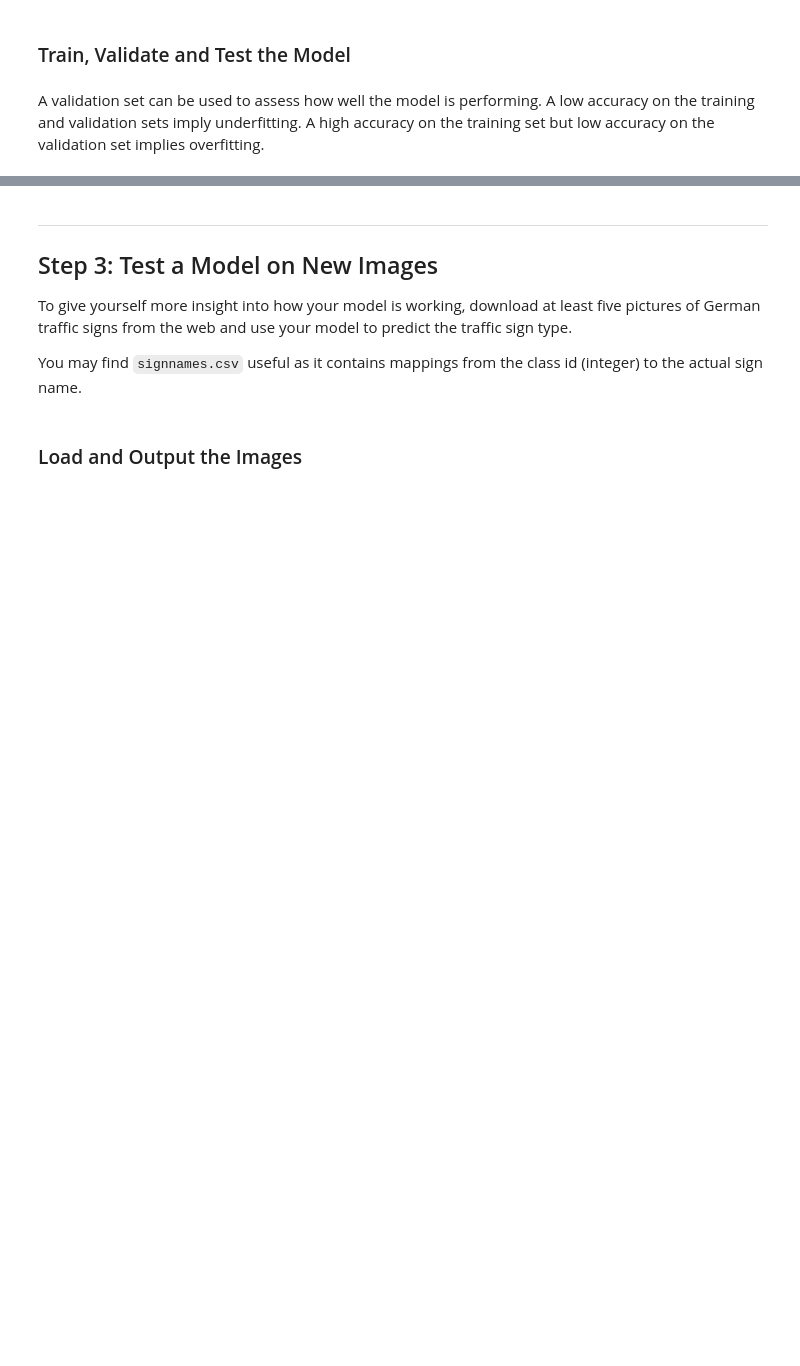
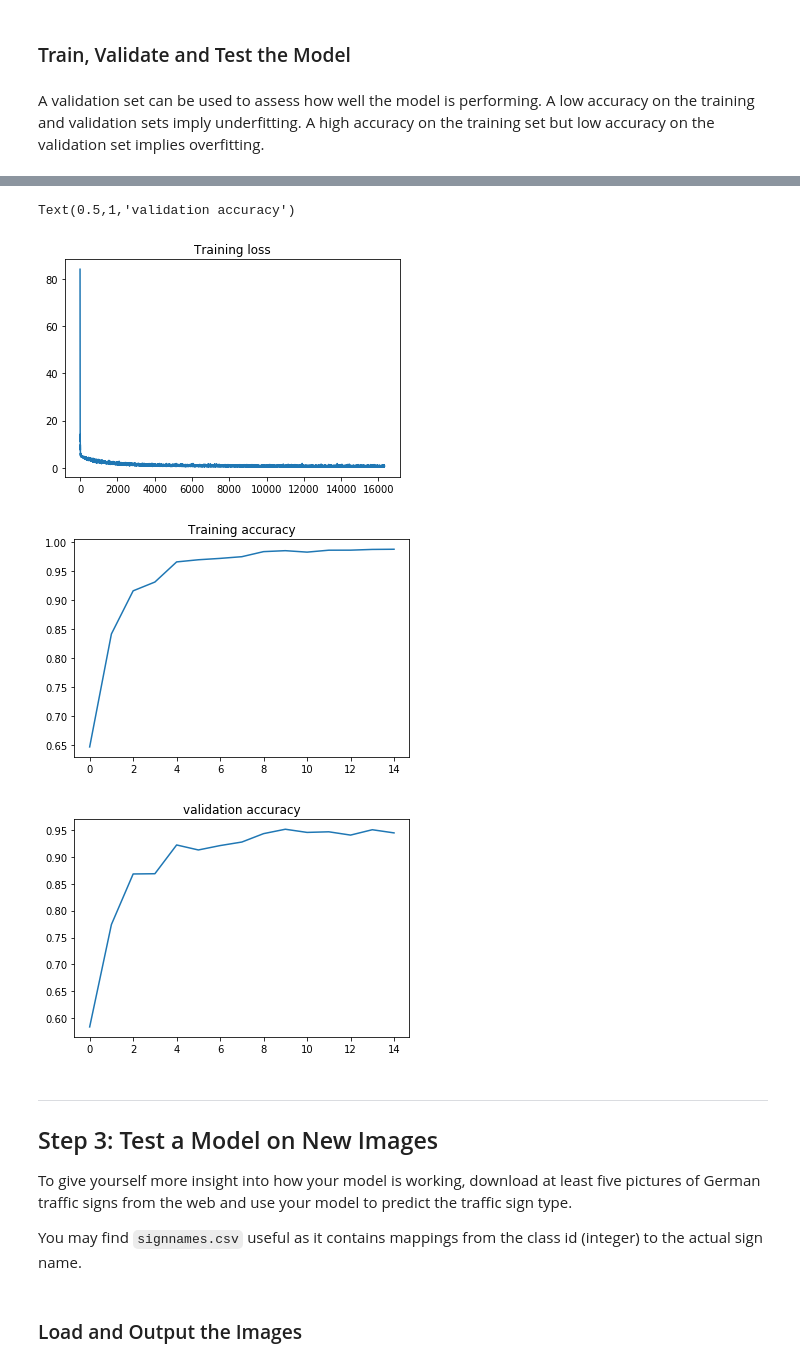
Before and after one commit to ytian81/CarND-Traffic-Sign-Classifier-Project, a Jupyter notebook: Traffic_Sign_Classifier.ipynb, the cells around one changed output, grey strips where cells are left out. Cells and saved outputs as stored; diff of their text form; code cells hidden in the pictures; blank space fills up the shorter version.

Commit message:
reach target accuracy

```diff
--- a/Traffic_Sign_Classifier.ipynb
+++ b/Traffic_Sign_Classifier.ipynb
@@ -289,51 +293,88 @@ sets imply underfitting. A high accuracy on the training set but low accuracy on
 ### Once a final model architecture is selected,
 ### the accuracy on the test set should be calculated and reported as well.
 ### Feel free to use as many code cells as needed.
+lr = 1e-3
+
+NUM_EPOCH = 15
+BATCH_SIZE = 32
+PRINT_BATCH_NUM = 200
+reg_coef = 5e-3
 # %%
 # Placeholder for feature and label
 x = tf.placeholder(tf.float32, (None, 32, 32, 1))
 y = tf.placeholder(tf.int64, (None))
+keep_prob = tf.placeholder(tf.float32)
 one_hot_y = tf.one_hot(y, n_classes)
 # %%
 # Training pipeline
-lr = 1e-3
-
-logits = LeNet(x)
+logits, l2_reg = LeNet(x, keep_prob)
 loss = tf.nn.softmax_cross_entropy_with_logits(labels=one_hot_y, logits=logits)
 loss = tf.reduce_mean(loss)
+loss = loss + reg_coef * l2_reg
 optimizer = tf.train.AdamOptimizer(learning_rate=lr)
 train_op = optimizer.minimize(loss)
 # %%
 # Evaluation
 correct_prediction = tf.equal(tf.argmax(logits, 1), y)
-accuracy_op = tf.reduce_mean(tf.cast(correct_prediction, tf.float32))
+accuracy_op = tf.reduce_sum(tf.cast(correct_prediction, tf.float32))
 
 def evaluate(X_data, y_data):
     num_examples = len(X_data)
-    total_accuracy = 0
     sess = tf.get_default_session()
-    total_accuracy = sess.run(accuracy_op, feed_dict={x:X_data, y:y_data})
+    total_accuracy = sess.run(accuracy_op, feed_dict={x:X_data, y:y_data, keep_prob:1})
     return total_accuracy / num_examples
 # %%
 # Training...
 import sklearn
 
-NUM_EPOCH = 1
-BATCH_SIZE = 128
+saver = tf.train.Saver()
+training_loss_array = np.array([])
+training_accuracy_array = np.array([])
+validation_accuracy_array = np.array([])
+best_validation_accuracy = 0.0
 
-saver = tf.train.Saver()
+
 with tf.Session() as sess:
     sess.run(tf.global_variables_initializer())
     for epoch in range(NUM_EPOCH):
         # shuffle train data for every epoch
         X_train, y_train = sklearn.utils.shuffle(X_train, y_train)
+
+        # Stochastic gradient descent
         for offset in range(0, len(X_train), BATCH_SIZE):
             end = offset + BATCH_SIZE
             X_batch_sample, y_batch_sample = X_train[offset:end], y_train[offset:end]
-            sess.run(train_op, feed_dict={x:X_batch_sample, y:y_batch_sample})
+            _, training_loss = sess.run([train_op, loss], feed_dict={x:X_batch_sample, y:y_batch_sample, keep_prob:0.5})
 
-        print("Epoch {}, validation accuracy:{:.3f}".format(epoch+1, evaluate(X_valid, y_valid)))
+            # Track training loss
+            training_loss_array = np.append(training_loss_array, training_loss)
+            if offset // BATCH_SIZE % PRINT_BATCH_NUM == 0:
+                print("Epoch {}, batch {},  trainning loss:{:.3f}".format(epoch+1, offset//BATCH_SIZE, training_loss))
 
-    saver.save(sess, './lenet')
-    print("Model saved")
+        # Print training and validation accuracy after one epoch
+        training_accuracy = evaluate(X_train, y_train)
+        training_accuracy_array = np.append(training_accuracy_array, training_accuracy)
+        print("\nEpoch {}, training accuracy:{:.3f}".format(epoch+1, training_accuracy))
+
+        validation_accuracy = evaluate(X_valid, y_valid)
+        print("Epoch {}, validation accuracy:{:.3f}\n".format(epoch+1, validation_accuracy))
+        validation_accuracy_array = np.append(validation_accuracy_array, validation_accuracy)
+        if best_validation_accuracy < validation_accuracy:
+            best_validation_accuracy = validation_accuracy
+            saver.save(sess, './lenet')
+            print("Model saved for validation accuracy of {:.3f}\n".format(best_validation_accuracy))
+
+
+print("Best validation accuracy is {:.3f}, a model has been saved for it".format(best_validation_accuracy))
+plt.figure()
+plt.plot(training_loss_array)
+plt.title("Training loss")
+
+plt.figure()
+plt.plot(training_accuracy_array)
+plt.title("Training accuracy")
+
+plt.figure()
+plt.plot(validation_accuracy_array)
+plt.title("validation accuracy")
 # %% [output]
@@ -342,3 +398,7 @@ Model saved
+Text(0.5,1,'validation accuracy')
+[figure, added]
+[figure, added]
+[figure, added]
 # %% [markdown]
 ---
 
```
Also changed, not shown: parts of 4 cells of this notebook.
